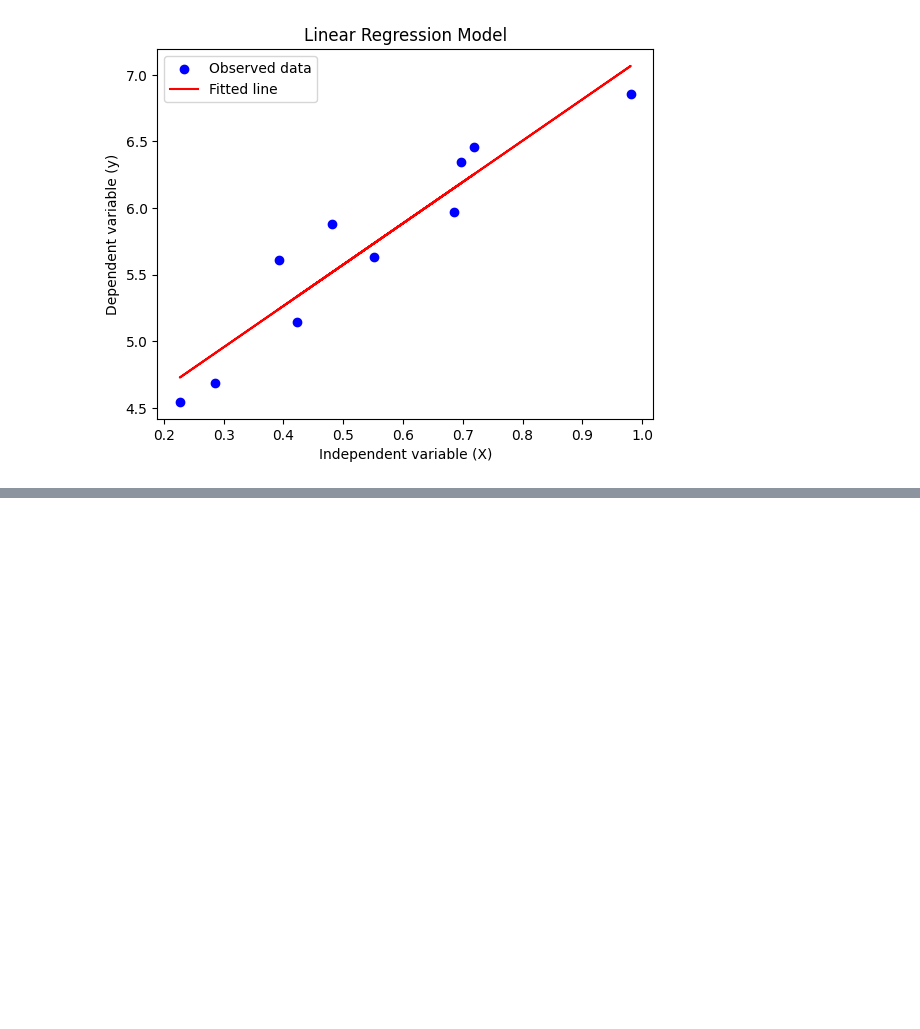
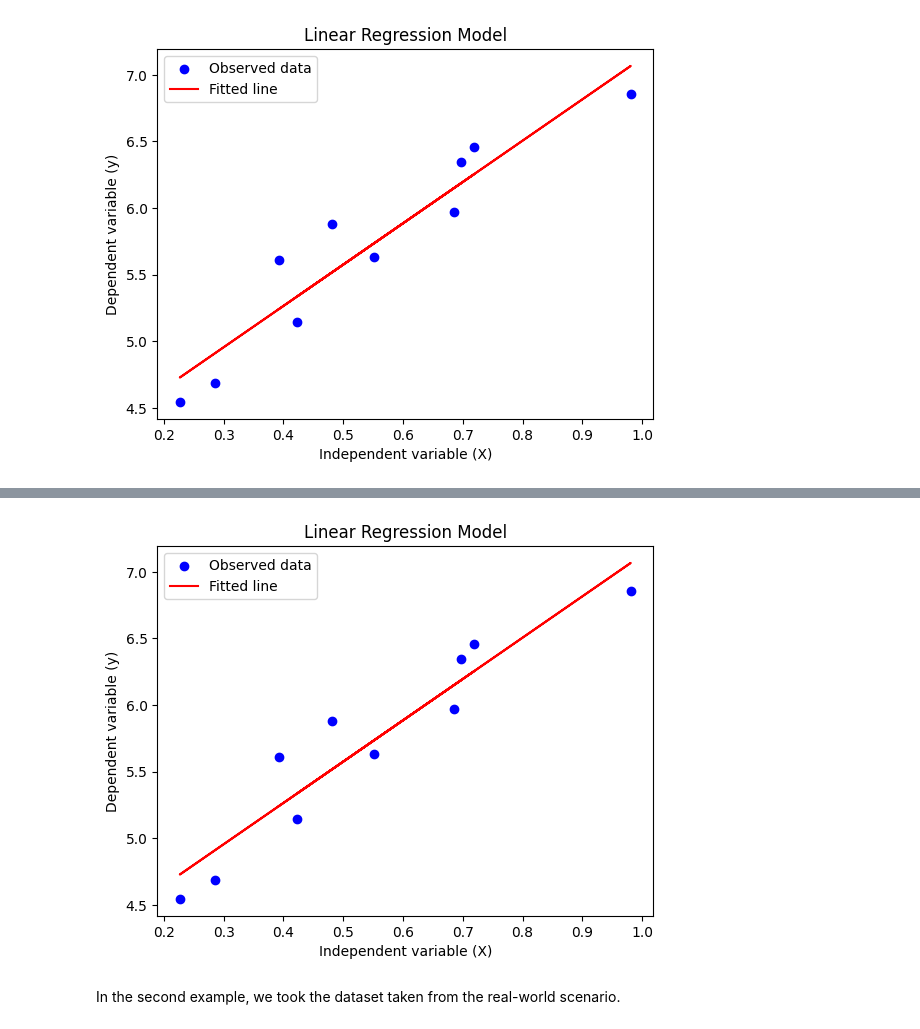
Before and after one commit to UBC-MDS/DSCI524_group_22, a Jupyter notebook: docs/example.ipynb, the cells around one changed output, grey strips where cells are left out. Cells and saved outputs as stored; diff of their text form; code cells hidden in the pictures; blank space fills up the shorter version.

```diff
--- a/docs/example.ipynb
+++ b/docs/example.ipynb
@@ -161,6 +165,11 @@ plot_1 = plot_lr(X, y, intercept_1, coef_1)
 # %%
 # example 1 of sklearn
-...
+
+plot_1_sk = plot_lr(X, y, intercept_s_1[0], coef_s_1)
+# %% [output]
+[figure, added]
+# %% [markdown]
+In the second example, we took the dataset taken from the real-world scenario.
 # %%
 # example 2:
 
```
Also changed, not shown: parts of 7 cells of this notebook.
